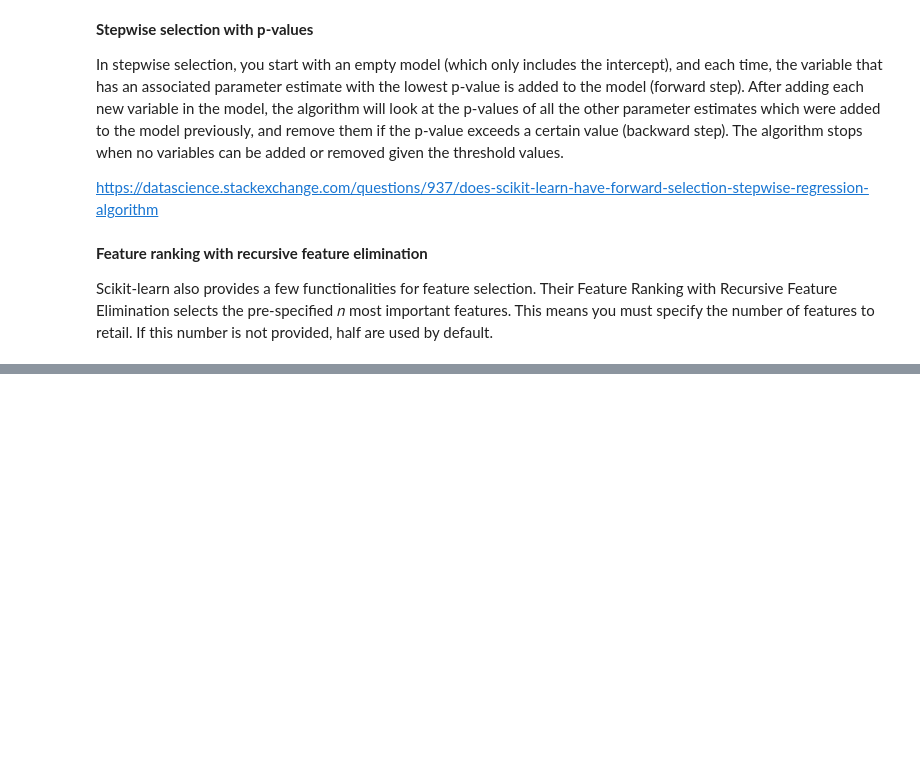
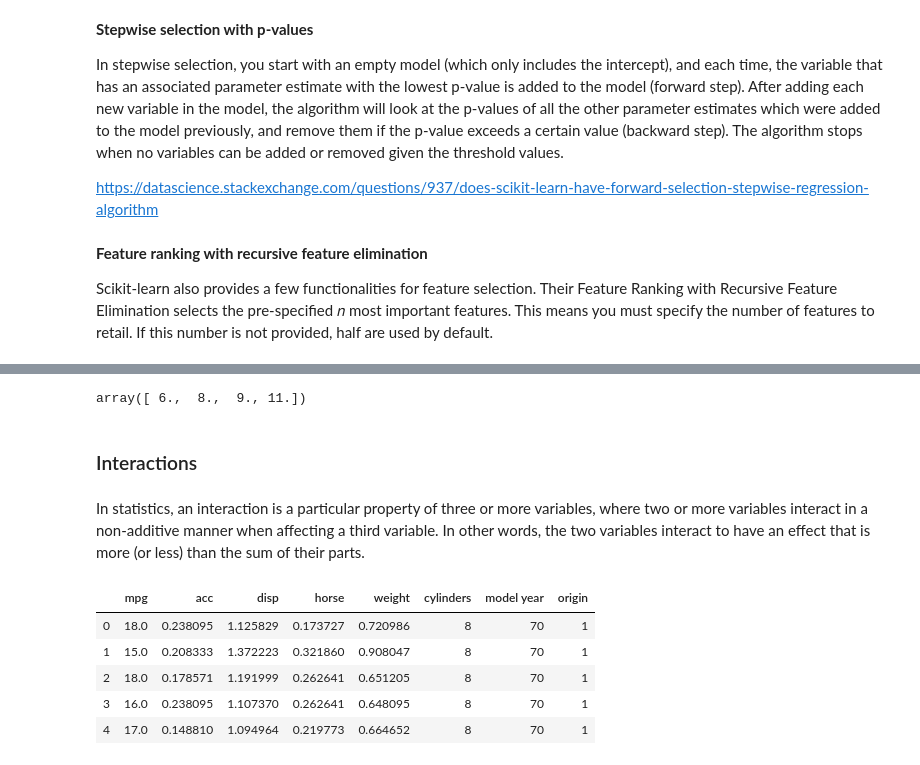
Before and after one commit to nadinezab/DS-notes, a Jupyter notebook: Linear Regression.ipynb, the cells around one changed output, grey strips where cells are left out. Saved outputs shown, nothing was run; the diff lists cells and outputs as text; code cells hidden in the pictures; blank space fills up the shorter version.

```diff
--- a/Linear Regression.ipynb
+++ b/Linear Regression.ipynb
@@ -822,0 +924,49 @@ Scikit-learn also provides a few functionalities for feature selection. Their Fe
+# %%
+# Save
+with open('regression_model.pickle', 'wb') as f:
+    pickle.dump(reg, f)
+
+# Load
+with open('regression_model.pickle', 'rb') as file:
+    reg2 = pickle.load(file)
+reg2.predict(X)
+# %% [output]
+array([ 6.,  8.,  9., 11.])
+# %% [markdown]
+### Interactions
+# %% [markdown]
+In statistics, an interaction is a particular property of three or more variables, where two or more variables interact in a non-additive manner when affecting a third variable. In other words, the two variables interact to have an effect that is more (or less) than the sum of their parts.
+# %%
+# Log transformed + feature scaling of data. Not dealt with categorical variables.
+
+data = pd.read_csv('auto-mpg.csv')
+
+
+acc = data['acceleration']
+logdisp = np.log(data['displacement'])
+loghorse = np.log(data['horsepower'])
+logweight= np.log(data['weight'])
+
+scaled_acc = (acc-min(acc))/(max(acc)-min(acc))
+scaled_disp = (logdisp-np.mean(logdisp))/np.sqrt(np.var(logdisp))
+scaled_horse = (loghorse-np.mean(loghorse))/(max(loghorse)-min(loghorse))
+scaled_weight= (logweight-np.mean(logweight))/np.sqrt(np.var(logweight))
+
+data_fin = pd.DataFrame([])
+data_fin['acc']= scaled_acc
+data_fin['disp']= scaled_disp
+data_fin['horse'] = scaled_horse
+data_fin['weight'] = scaled_weight
+mpg = data['mpg']
+data_fin = pd.concat([mpg, data_fin, data['cylinders'], data['model year'], data['origin']], axis=1)
+y = data_fin[['mpg']]
+X = data_fin.drop(['mpg'], axis=1)
+# %%
+data_fin.head()
+# %% [output]
+|  | mpg | acc | disp | horse | weight | cylinders | model year | origin |
+| 0 | 18.0 | 0.238095 | 1.125829 | 0.173727 | 0.720986 | 8 | 70 | 1 |
+| 1 | 15.0 | 0.208333 | 1.372223 | 0.321860 | 0.908047 | 8 | 70 | 1 |
+| 2 | 18.0 | 0.178571 | 1.191999 | 0.262641 | 0.651205 | 8 | 70 | 1 |
+| 3 | 16.0 | 0.238095 | 1.107370 | 0.262641 | 0.648095 | 8 | 70 | 1 |
+| 4 | 17.0 | 0.148810 | 1.094964 | 0.219773 | 0.664652 | 8 | 70 | 1 |
```
Also changed, not shown: parts of 26 cells of this notebook, 1 other file.
